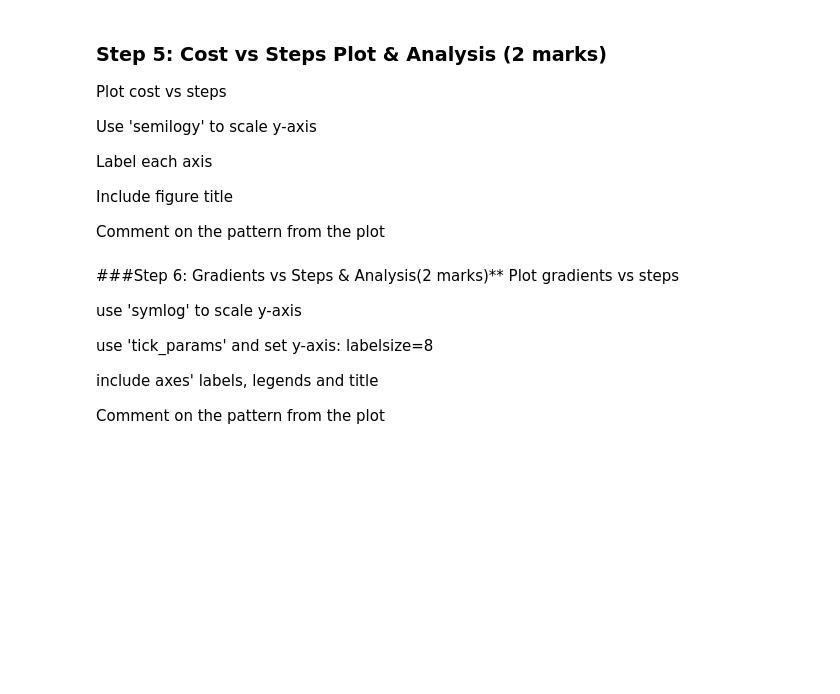
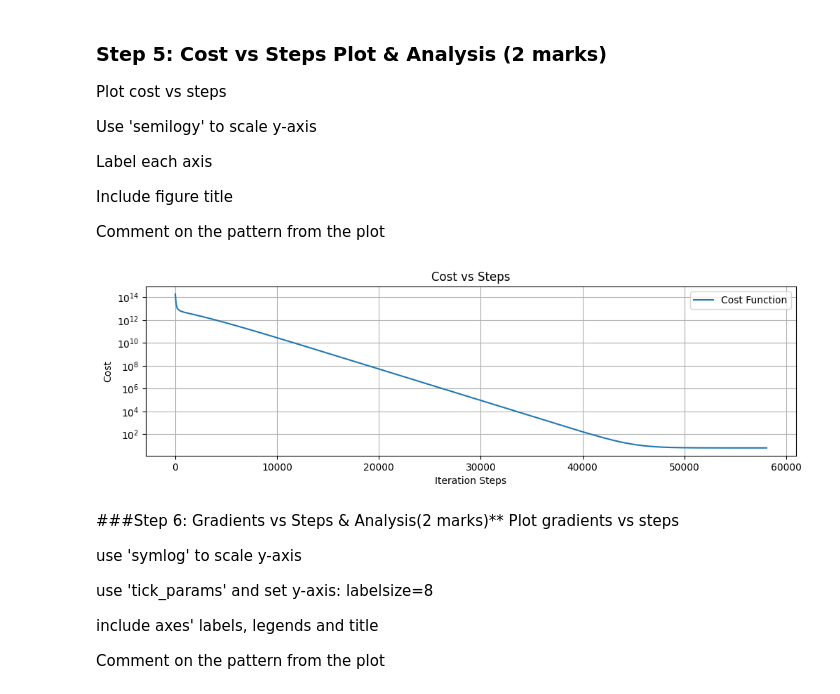
Before and after one commit to hnormanyo/engg680_2024_fall, a Jupyter notebook: Lab_Assignment3/Assignment3.ipynb, the cells around one changed output. Drawn from its saved outputs; the diff is of its cells as text; code cells hidden in the pictures; blank space fills up the shorter version.

Commit message:
tweaks and fixes for severel steps

```diff
--- a/Lab_Assignment3/Assignment3.ipynb
+++ b/Lab_Assignment3/Assignment3.ipynb
@@ -267,21 +245,23 @@ Include figure title
 
 Comment on the pattern from the plot
 # %%
-fig , ax = plt.subplots(nrows=1,ncols=1, figsize=(10,3))
-# A plot to show cost vs steps
+fig, ax = plt.subplots(figsize=(10, 3))
 ax.grid(True)
 fig.tight_layout()
 
+# Using semilogy for y-axis scaling
 plt.semilogy(arr_cost, label='Cost Function')
 plt.xlabel('Iteration Steps')
 plt.ylabel('Cost')
 plt.title('Cost vs Steps')
 plt.legend()
 plt.show()
 
 # Comment on the pattern
 # The semilogy plot illustrates that the cost function decreases effectively with increasing steps,
 # indicating successful minimization by the gradient descent algorithm and highlighting rapid initial cost reduction.
+# %% [output]
+[figure, added]
 # %% [markdown]
 ###Step 6: Gradients vs Steps & Analysis(2 marks)**
 Plot gradients vs steps
```
Also changed, not shown: parts of 8 cells of this notebook.
